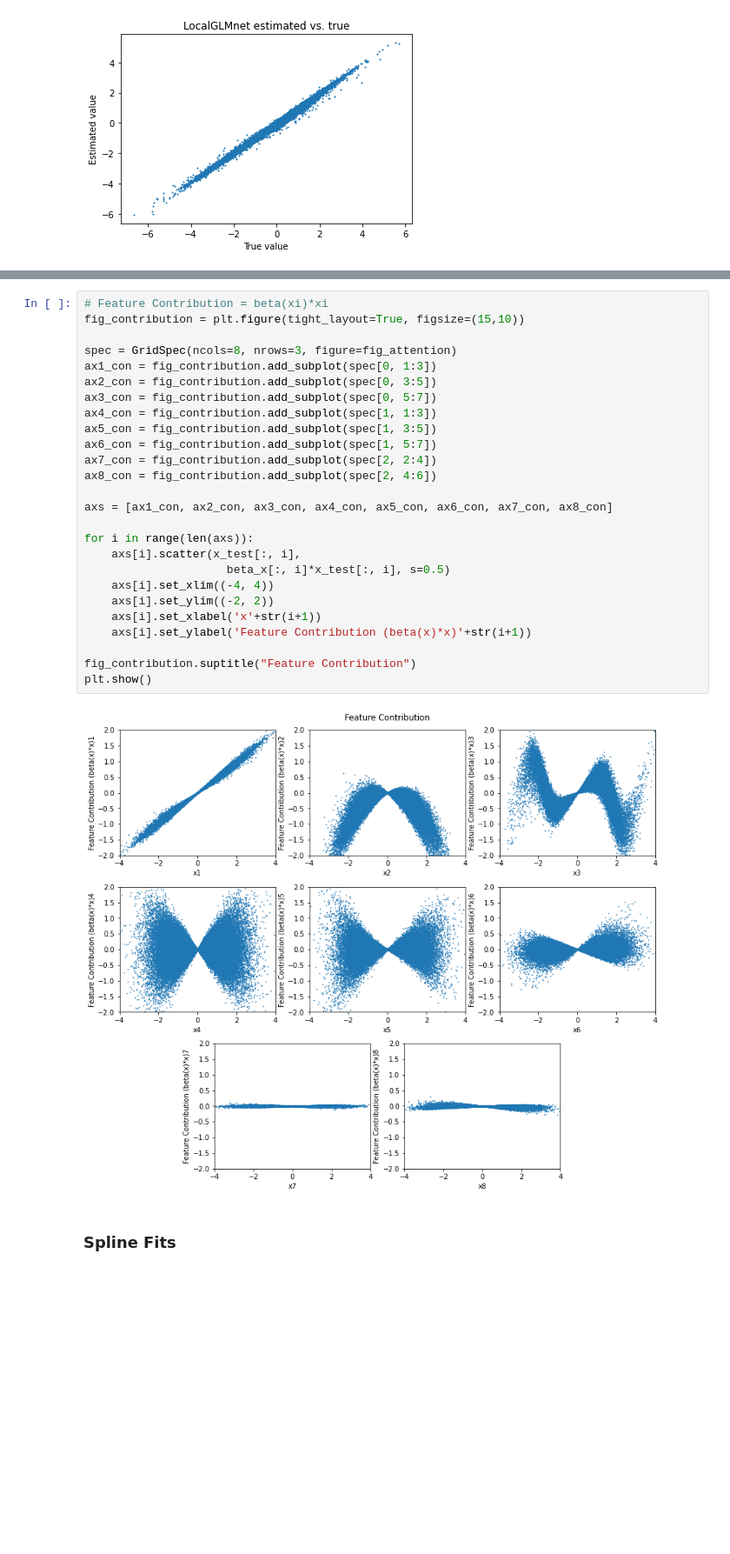
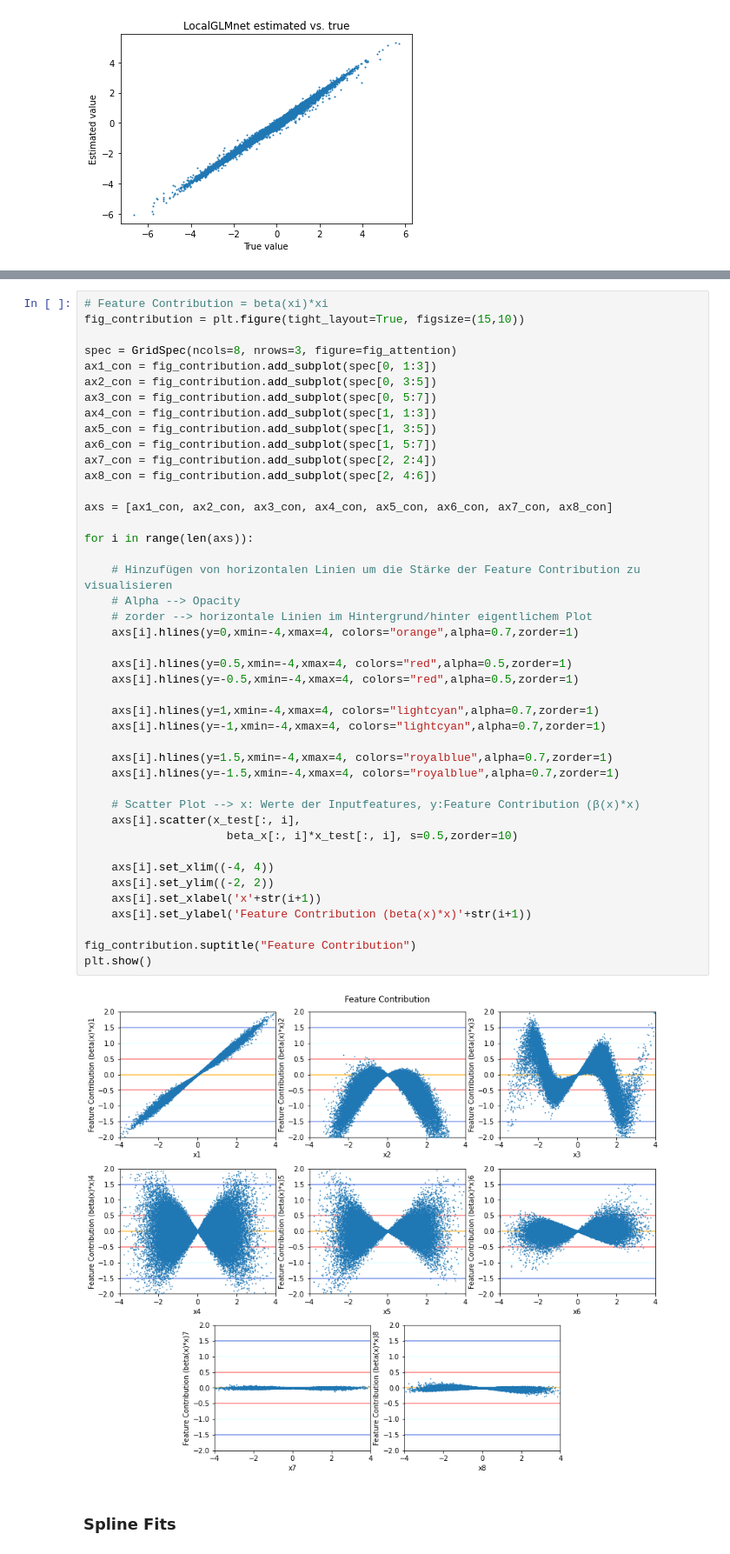
Before and after one commit to PK1706/pyLocalGLMnet, a Jupyter notebook: src/localGLMnet.ipynb, the cells around one changed output, grey strips where cells are left out. Shown at 87% size. Drawn from its saved outputs; the diff is of its cells as text; blank space fills up the shorter version.

Commit message:
Add hlines to feature contribution plot
Horizontal lines show magnitude of the feature contribution

```diff
--- a/src/localGLMnet.ipynb
+++ b/src/localGLMnet.ipynb
@@ -193,31 +193,48 @@ plt.show()
 # %%
 # Feature Contribution = beta(xi)*xi
 fig_contribution = plt.figure(tight_layout=True, figsize=(15,10))
 
 spec = GridSpec(ncols=8, nrows=3, figure=fig_attention)
 ax1_con = fig_contribution.add_subplot(spec[0, 1:3])
 ax2_con = fig_contribution.add_subplot(spec[0, 3:5])
 ax3_con = fig_contribution.add_subplot(spec[0, 5:7])
 ax4_con = fig_contribution.add_subplot(spec[1, 1:3])
 ax5_con = fig_contribution.add_subplot(spec[1, 3:5])
 ax6_con = fig_contribution.add_subplot(spec[1, 5:7])
 ax7_con = fig_contribution.add_subplot(spec[2, 2:4])
 ax8_con = fig_contribution.add_subplot(spec[2, 4:6])
 
 axs = [ax1_con, ax2_con, ax3_con, ax4_con, ax5_con, ax6_con, ax7_con, ax8_con]
 
 for i in range(len(axs)):
+
+    # Hinzufügen von horizontalen Linien um die Stärke der Feature Contribution zu visualisieren
+    # Alpha --> Opacity
+    # zorder --> horizontale Linien im Hintergrund/hinter eigentlichem Plot
+    axs[i].hlines(y=0,xmin=-4,xmax=4, colors="orange",alpha=0.7,zorder=1)
+
+    axs[i].hlines(y=0.5,xmin=-4,xmax=4, colors="red",alpha=0.5,zorder=1)
+    axs[i].hlines(y=-0.5,xmin=-4,xmax=4, colors="red",alpha=0.5,zorder=1)
+
+    axs[i].hlines(y=1,xmin=-4,xmax=4, colors="lightcyan",alpha=0.7,zorder=1)
+    axs[i].hlines(y=-1,xmin=-4,xmax=4, colors="lightcyan",alpha=0.7,zorder=1)
+
+    axs[i].hlines(y=1.5,xmin=-4,xmax=4, colors="royalblue",alpha=0.7,zorder=1)
+    axs[i].hlines(y=-1.5,xmin=-4,xmax=4, colors="royalblue",alpha=0.7,zorder=1)
+
+    # Scatter Plot --> x: Werte der Inputfeatures, y:Feature Contribution (β(x)*x)
     axs[i].scatter(x_test[:, i],
-                     beta_x[:, i]*x_test[:, i], s=0.5)
+                     beta_x[:, i]*x_test[:, i], s=0.5,zorder=10)
+
     axs[i].set_xlim((-4, 4))
     axs[i].set_ylim((-2, 2))
     axs[i].set_xlabel('x'+str(i+1))
     axs[i].set_ylabel('Feature Contribution (beta(x)*x)'+str(i+1))
 
 fig_contribution.suptitle("Feature Contribution")
 plt.show()
 # %% [output]
-[figure, old version]
+[figure, new version]
 # %% [markdown]
 ### Spline Fits
 # %%
```
